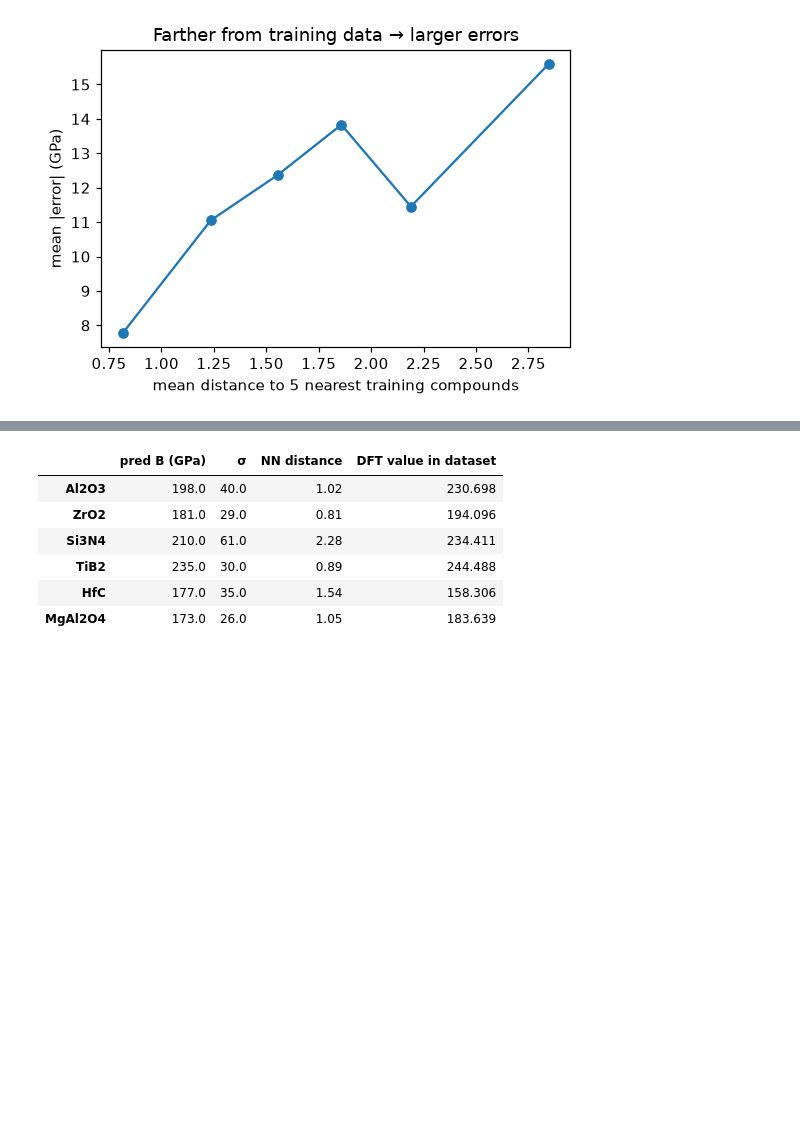
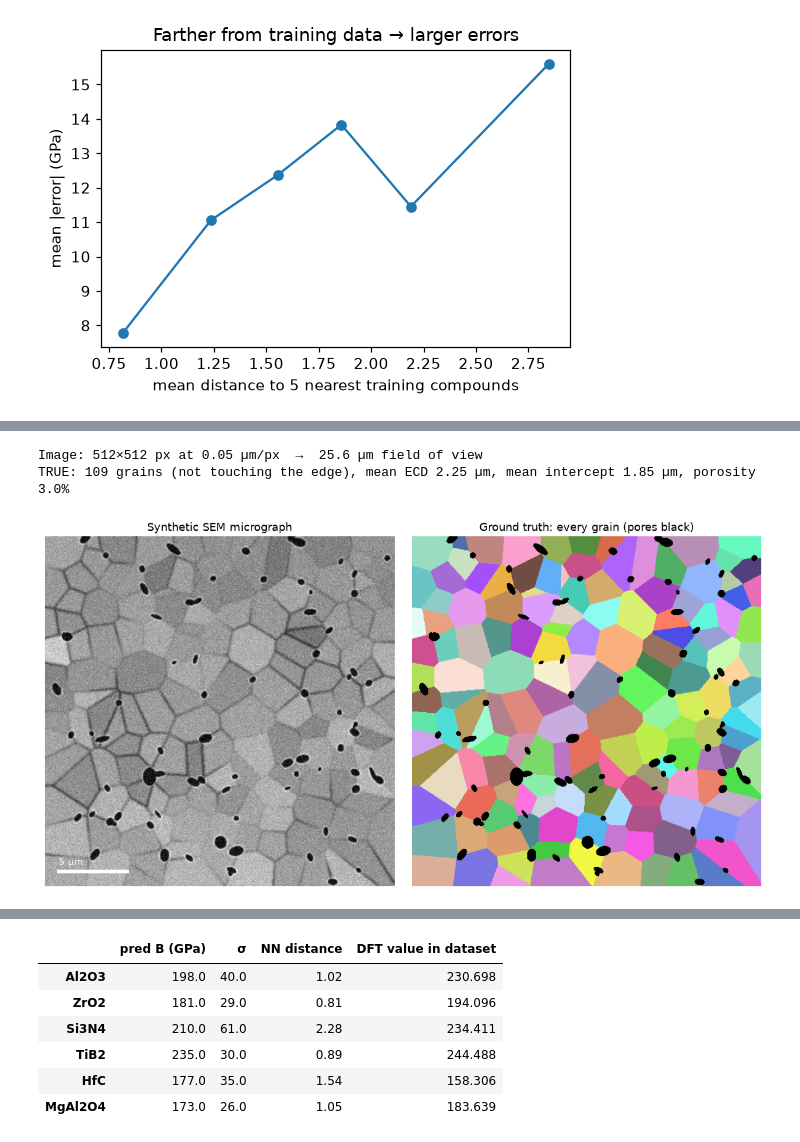
Before and after one commit to sp8rks/ACerS_AI_ML_Workshop, a Jupyter notebook: sessions/04_interpretation_and_trust/04_interpretation_and_trust.ipynb, the cells around one changed output, grey strips where cells are left out. Drawn from its saved outputs; the diff is of its cells as text; code cells hidden in the pictures; blank space fills up the shorter version.

```diff
--- a/sessions/04_interpretation_and_trust/04_interpretation_and_trust.ipynb
+++ b/sessions/04_interpretation_and_trust/04_interpretation_and_trust.ipynb
@@ -323,0 +468,17 @@ plt.show()
+# %%
+m = synthetic_micrograph(n_grains=150, porosity=0.03, seed=1)
+img, um_per_px, truth = m["image"], m["um_per_px"], m["truth"]
+print(f"Image: {img.shape[0]}×{img.shape[1]} px at {um_per_px} µm/px  →  {img.shape[0] * um_per_px:.1f} µm field of view")
+print(f"TRUE: {truth['n_grains']} grains (not touching the edge), mean ECD {truth['mean_ecd_um']:.2f} µm, "
+      f"mean intercept {truth['mean_intercept_um']:.2f} µm, porosity {truth['porosity']:.1%}")
+
+fig, ax = plt.subplots(1, 2, figsize=(11, 5.5))
+ax[0].imshow(img, cmap="gray", vmin=0, vmax=1); ax[0].set_title("Synthetic SEM micrograph")
+show_grains(ax[1], m["grains"], "Ground truth: every grain (pores black)")
+ax[0].axis("off")
+ax[0].plot([20, 20 + 5 / um_per_px], [490, 490], "w-", lw=4); ax[0].text(20, 480, "5 µm", color="w")
+plt.tight_layout(); plt.show()
+# %% [output]
+Image: 512×512 px at 0.05 µm/px  →  25.6 µm field of view
+TRUE: 109 grains (not touching the edge), mean ECD 2.25 µm, mean intercept 1.85 µm, porosity 3.0%
+[figure, added]
```
Also changed, not shown: parts of 40 cells of this notebook, 8 other files.
